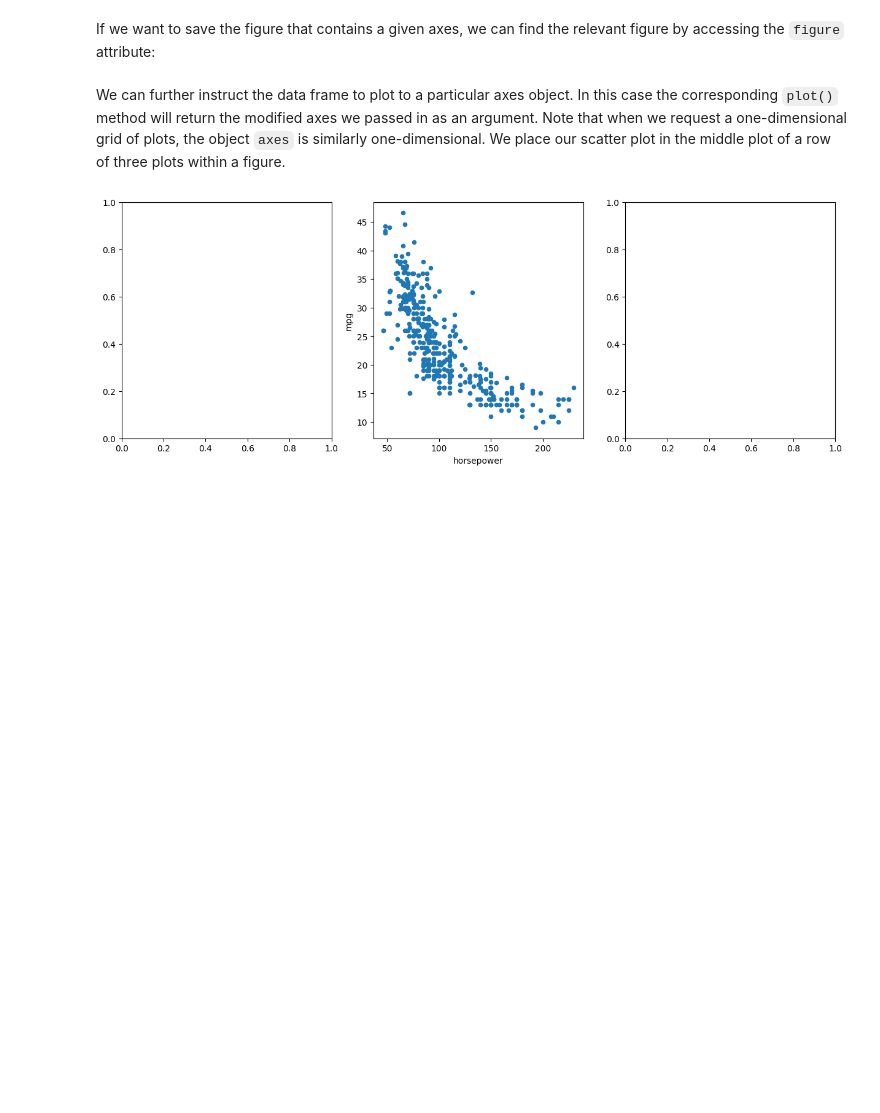
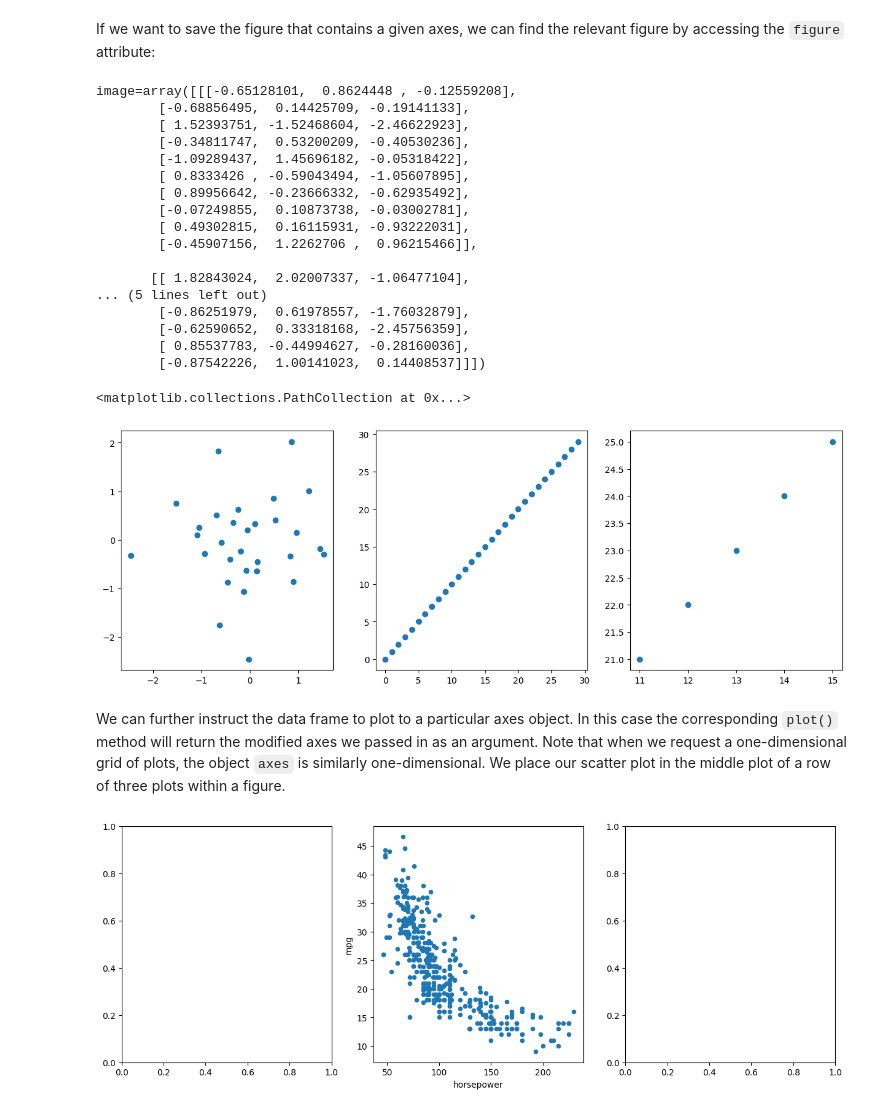
Before and after one commit to aminehd/ISLP_labs_amineh, a Jupyter notebook: Ch02-statlearn-lab.ipynb, the cells around one changed output. Drawn from its saved outputs; the diff is of its cells as text; code cells hidden in the pictures; blank space fills up the shorter version.

```diff
--- a/Ch02-statlearn-lab.ipynb
+++ b/Ch02-statlearn-lab.ipynb
@@ -1997,6 +2009,54 @@ Auto.plot.box(ax=axes[2])
 If we want to save
 the figure that contains a given axes, we can find the relevant figure
 by accessing the `figure` attribute:
+# %%
+import numpy as np
+from matplotlib.pyplot import subplots
+default_rng = np.random.default_rng(1)
+A = default_rng.standard_normal(size=(10,10, 10))
+# pick 2 dim from first two row and
+image = A[np.ix_([1,2],np.arange(10),np.arange(3))]
+print(f"{image=}")
+fig, axes = subplots(ncols=3, figsize=(15, 5))
+ax0 = axes[0]
+ax0.scatter( image[0], image[1])
+
+### WOWW what is plot of below
+X = np.zeros(shape=(10,3))
+Y = np.zeros(shape=(10,3))
+i = 0
+ax1 = axes[1]
+for x, y, z in zip(np.arange(10), np.arange(10, 20), np.arange(20, 30)):
+    X[i,:] = [x, y, z]
+    Y[i,:] = [x, y, z]
+    i += 1
+
+
+ax1.scatter(X, Y)
+
+ax2 = axes[2]
+
+ax2.scatter(X[np.ix_([1,2,3,4,5],[1])], X[np.ix_([1,2,3,4,5],[2])])
+# %% [output]
+image=array([[[-0.65128101,  0.8624448 , -0.12559208],
+        [-0.68856495,  0.14425709, -0.19141133],
+        [ 1.52393751, -1.52468604, -2.46622923],
+        [-0.34811747,  0.53200209, -0.40530236],
+        [-1.09289437,  1.45696182, -0.05318422],
+        [ 0.8333426 , -0.59043494, -1.05607895],
+        [ 0.89956642, -0.23666332, -0.62935492],
+        [-0.07249855,  0.10873738, -0.03002781],
+        [ 0.49302815,  0.16115931, -0.93222031],
+        [-0.45907156,  1.2262706 ,  0.96215466]],
+
+       [[ 1.82843024,  2.02007337, -1.06477104],
+... (5 lines left out)
+        [-0.86251979,  0.61978557, -1.76032879],
+        [-0.62590652,  0.33318168, -2.45756359],
+        [ 0.85537783, -0.44994627, -0.28160036],
+        [-0.87542226,  1.00141023,  0.14408537]]])
+<matplotlib.collections.PathCollection at 0x...>
+[figure, added]
 # %%
 fig = ax.figure
 fig.savefig('horsepower_mpg.png');
```
Also changed, not shown: parts of 2 cells of this notebook.
